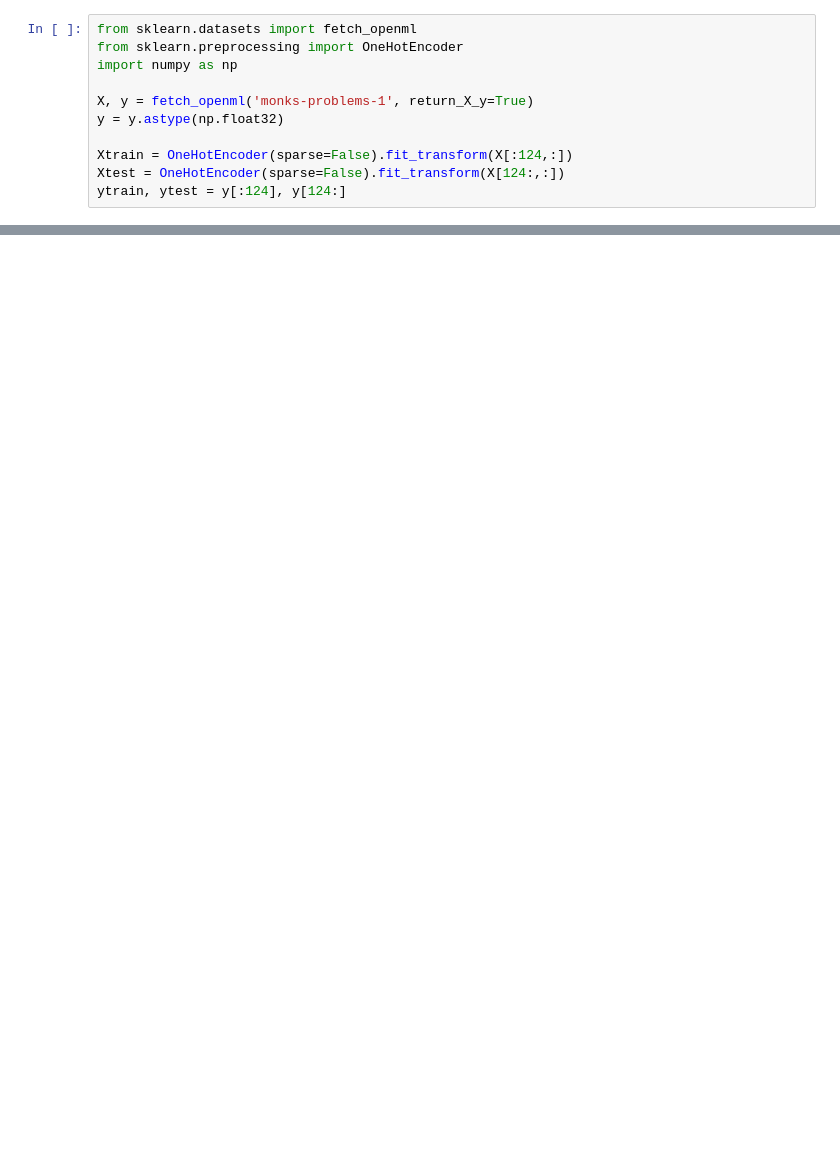
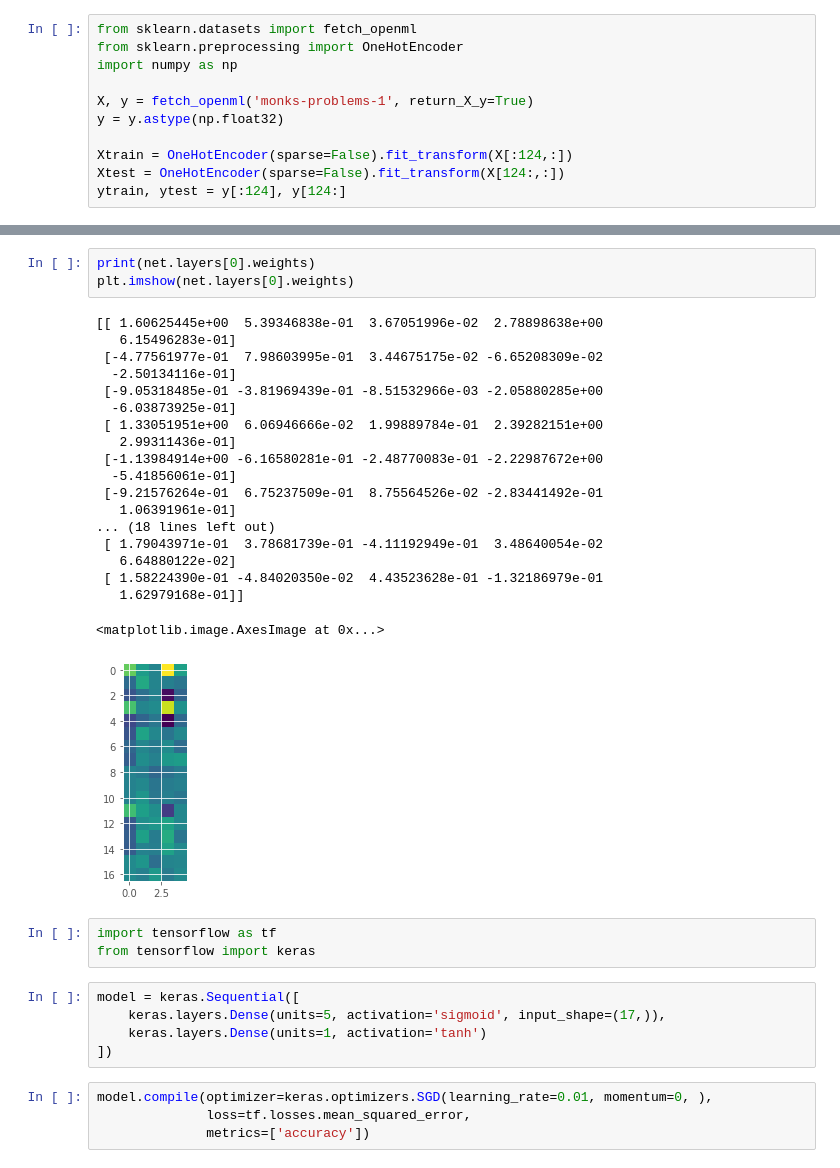
Before and after one commit to vlnraf/WaveGrad, a Jupyter notebook: test_NeuralNetwork.ipynb, the cells around one changed output, grey strips where cells are left out. Drawn from its saved outputs; the diff is of its cells as text; blank space fills up the shorter version.

```diff
--- a/test_NeuralNetwork.ipynb
+++ b/test_NeuralNetwork.ipynb
@@ -56,0 +57,35 @@ plt.show()
+# %%
+print(net.layers[0].weights)
+plt.imshow(net.layers[0].weights)
+# %% [output]
+[[ 1.60625445e+00  5.39346838e-01  3.67051996e-02  2.78898638e+00
+   6.15496283e-01]
+ [-4.77561977e-01  7.98603995e-01  3.44675175e-02 -6.65208309e-02
+  -2.50134116e-01]
+ [-9.05318485e-01 -3.81969439e-01 -8.51532966e-03 -2.05880285e+00
+  -6.03873925e-01]
+ [ 1.33051951e+00  6.06946666e-02  1.99889784e-01  2.39282151e+00
+   2.99311436e-01]
+ [-1.13984914e+00 -6.16580281e-01 -2.48770083e-01 -2.22987672e+00
+  -5.41856061e-01]
+ [-9.21576264e-01  6.75237509e-01  8.75564526e-02 -2.83441492e-01
+   1.06391961e-01]
+... (18 lines left out)
+ [ 1.79043971e-01  3.78681739e-01 -4.11192949e-01  3.48640054e-02
+   6.64880122e-02]
+ [ 1.58224390e-01 -4.84020350e-02  4.43523628e-01 -1.32186979e-01
+   1.62979168e-01]]
+<matplotlib.image.AxesImage at 0x...>
+[figure, added]
+# %%
+import tensorflow as tf
+from tensorflow import keras
+# %%
+model = keras.Sequential([
+    keras.layers.Dense(units=5, activation='sigmoid', input_shape=(17,)),
+    keras.layers.Dense(units=1, activation='tanh')
+])
+# %%
+model.compile(optimizer=keras.optimizers.SGD(learning_rate=0.01, momentum=0, ),
+              loss=tf.losses.mean_squared_error,
+              metrics=['accuracy'])
```
Also changed, not shown: parts of 5 cells of this notebook.
